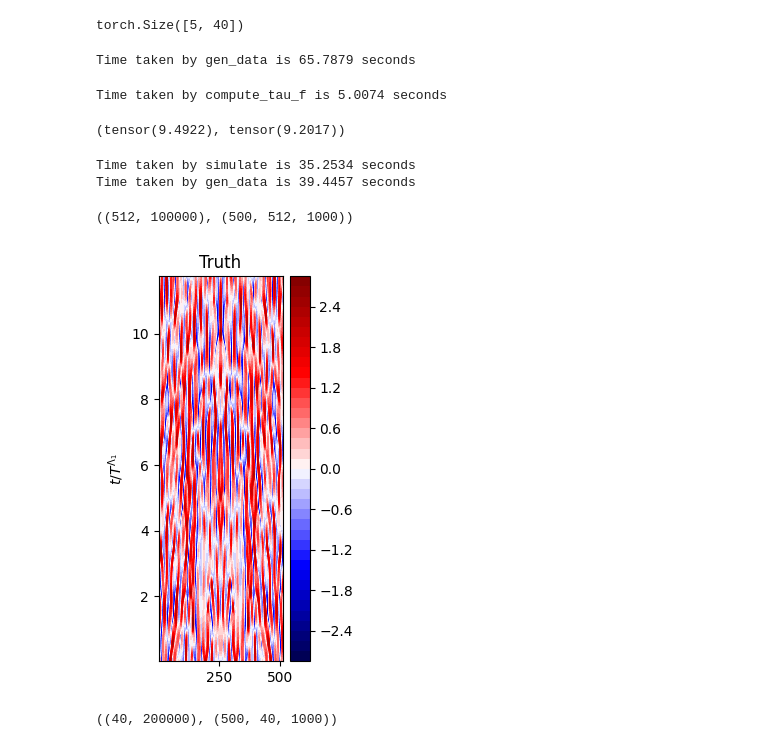
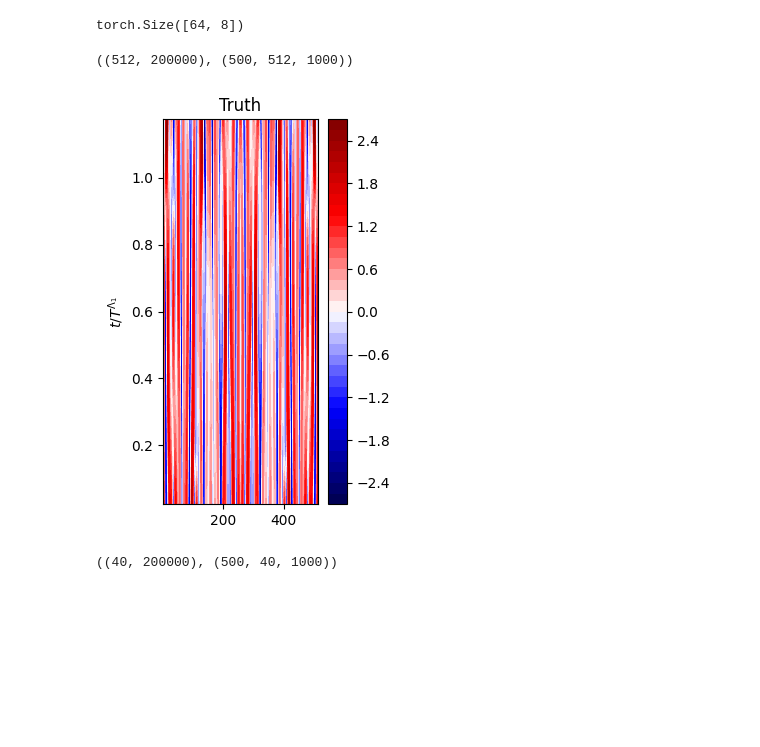
Before and after one commit to pinakm9/DeepRFM, a Jupyter notebook: notebooks/test.ipynb, the cells around one changed output. Saved outputs shown, nothing was run; the diff lists cells and outputs as text; code cells hidden in the pictures; blank space fills up the shorter version.

```diff
--- a/notebooks/test.ipynb
+++ b/notebooks/test.ipynb
@@ -13,7 +13,7 @@ import warnings
 from scipy import stats
 import seaborn as sns
 import oneshot as sm
-import rfm, skipRFM, deepSkip, localSkip_2_2, localDeepSkip_8_1, localDeepSkip_2_2
+import rfm, skipRFM, deepSkip, localSkip_2_2, localDeepSkip_8_1, localDeepSkip_2_2, localSkip_8_1
 # import parallel_euler as arch1
 import torch
 from torch import nn
@@ -21,11 +21,11 @@ import ks, l63, l96, ks_torch
 import config
 # warnings.filterwarnings('ignore'
 
-
-Uo1 = torch.tensor(np.load('../../deeprf/data/L63-trajectories/train1.npy'))
-Vo1 = torch.tensor(np.load('../../deeprf/data/L63-trajectories/test.npy'))
-Uo = torch.tensor(np.load('../../deeprf/data/L96-trajectories/train1.npy'))
-Vo = torch.tensor(np.load('../../deeprf/data/L96-trajectories/test.npy'))
+dynamical_system = 'KS'
+# Uo = torch.tensor(np.load('../../deeprf/data/L63-trajectories/train1.npy'))
+# Vo = torch.tensor(np.load('../../deeprf/data/L63-trajectories/test.npy'))
+Uo = torch.tensor(np.load(f'../data/{dynamical_system}-trajectories/train.npy'))
+Vo = torch.tensor(np.load(f'../data/{dynamical_system}-trajectories/test.npy'))
 # Uo2 = np.load('../data/L63-trajectories/train2.npy')
 # Uo3 = np.load('../data/L63-trajectories/train3.npy')
 # Uo4 = np.load('../data/L63-trajectories/train4.npy')
@@ -43,71 +43,56 @@ beta = 7e-8
 m = 500
 data_folder = '../data'
 
-drf = localDeepSkip_2_2.DeepRF(1024, 2, L0, L1, Uo, beta, name='rf', save_folder=f'{data_folder}/DeepSkip/depth-{B}')
-# drf1 = arch1.DeepRF(512, B, L0, L1, Uo1, beta, name='rf', save_folder=f'{data_folder}/EulerN/depth-{B}')
-# u = torch.randn(size=(10000, 40))
-# drf.forecast(u).shape
+# train, test = l96.gen_data(save_folder='../data/L96-trajectories')
 
-# drf.learn(Uo, 42)
-
-# drf.net.Ng, drf.net.G, drf.net.I
-drf.net(Uo[:, :5].T).shape
+drf = localSkip_8_1.DeepRF(8000, 1, L0, L1, Uo, beta, name='rf', save_folder=f'{data_folder}/localSkipKS/depth-{B}')
+drf.learn(Uo, 42)
+tau = drf.compute_tau_f(Vo[:100], **{'error_threshold' : 0.25, 'dt': 0.25, 'Lyapunov_time': 1/0.094})
+# tau = drf.compute_tau_f(Vo[:100], **{'error_threshold' : 0.09, 'dt': 0.01, 'Lyapunov_time': 1/2.27})
+tau[0].mean()
-# %% [output]
-torch.Size([5, 40])
-# %%
-train, test = ks_torch.gen_data()
-# %% [output]
-Time taken by gen_data is 65.7879 seconds
 # %%
-tau = drf.compute_tau_f(Vo[:50], error_threshold=0.05, dt=0.02, Lyapunov_time=1/2.27);
-tau[1].mean(), tau[0].mean()
+drf.net.idy.shape
 # %% [output]
-Time taken by compute_tau_f is 5.0074 seconds
+torch.Size([64, 8])
-(tensor(9.4922), tensor(9.2017))
-# %%
-train, test = ks.gen_data()
-# %% [output]
-Time taken by simulate is 35.2534 seconds
-Time taken by gen_data is 39.4457 seconds
 # %%
 train.shape, test.shape
 # %% [output]
-((512, 100000), (500, 512, 1000))
+((512, 200000), (500, 512, 1000))
 # %%
 def waterfall(data, filename=None, drf=None, cmap='magma', levels=15, **tau_f_kwargs):
     n, m = data.shape
     x, y = np.linspace(1, n, num=n), np.linspace(1, m, num=m) * tau_f_kwargs['dt'] / tau_f_kwargs['Lyapunov_time']
     if drf is None:
-        fig = plt.figure(figsize=(2, 5))
+        fig = plt.figure(figsize=(2.5, 5))
         ax = fig.add_subplot(111)
         origin = 'lower'
         im = ax.contourf(x, y, data.T, levels=levels, cmap=cmap, origin=origin)
         # ax.contour(x, y, data.T, levels=levels, linewidths=0.5, colors='k')
         # ax.contour(x, y, data.T, origin=origin, linewidths=0.15)
         fig.colorbar(im, ax=[ax])
     else:
         fig = plt.figure(figsize=(5, 5))
         ax = fig.add_subplot(121)
         ax1 = fig.add_subplot(122)
         im = ax.contourf(x, y, data.T, levels=levels, cmap=cmap)
         z = drf.multistep_forecast(data[:, 0], m).cpu().numpy()
         print(z.shape)
         ax1.contourf(x, y, z.T, levels=levels, cmap=cmap)
         # ax1.set_ylabel(r'$t/T^{\Lambda_1}$')
         ax1.set_title(r'Forecast')
         fig.colorbar(im, ax=[ax, ax1])
         ax1.set_yticks([])
     ax.set_ylabel(r'$t/T^{\Lambda_1}$')
     ax.set_title(r'Truth')
     if filename is not None:
         plt.savefig(f'../data/plots/{filename}.png', bbox_inches='tight', dpi=300)
     plt.show()
 
 tau_f_kwargs = {'error_threshold' : 0.25, 'dt': 0.25, 'Lyapunov_time': 1/0.094}
 
-waterfall(test[5,:,:500], cmap='seismic', levels=50,  **tau_f_kwargs)
+waterfall(train[:,:50], cmap='seismic', levels=50,  **tau_f_kwargs)
 # %% [output]
-[figure, old version]
+[figure, new version]
 # %%
 train.shape, test.shape
 # %% [output]
```
Also changed, not shown: parts of 3 cells of this notebook, 6 other files.
